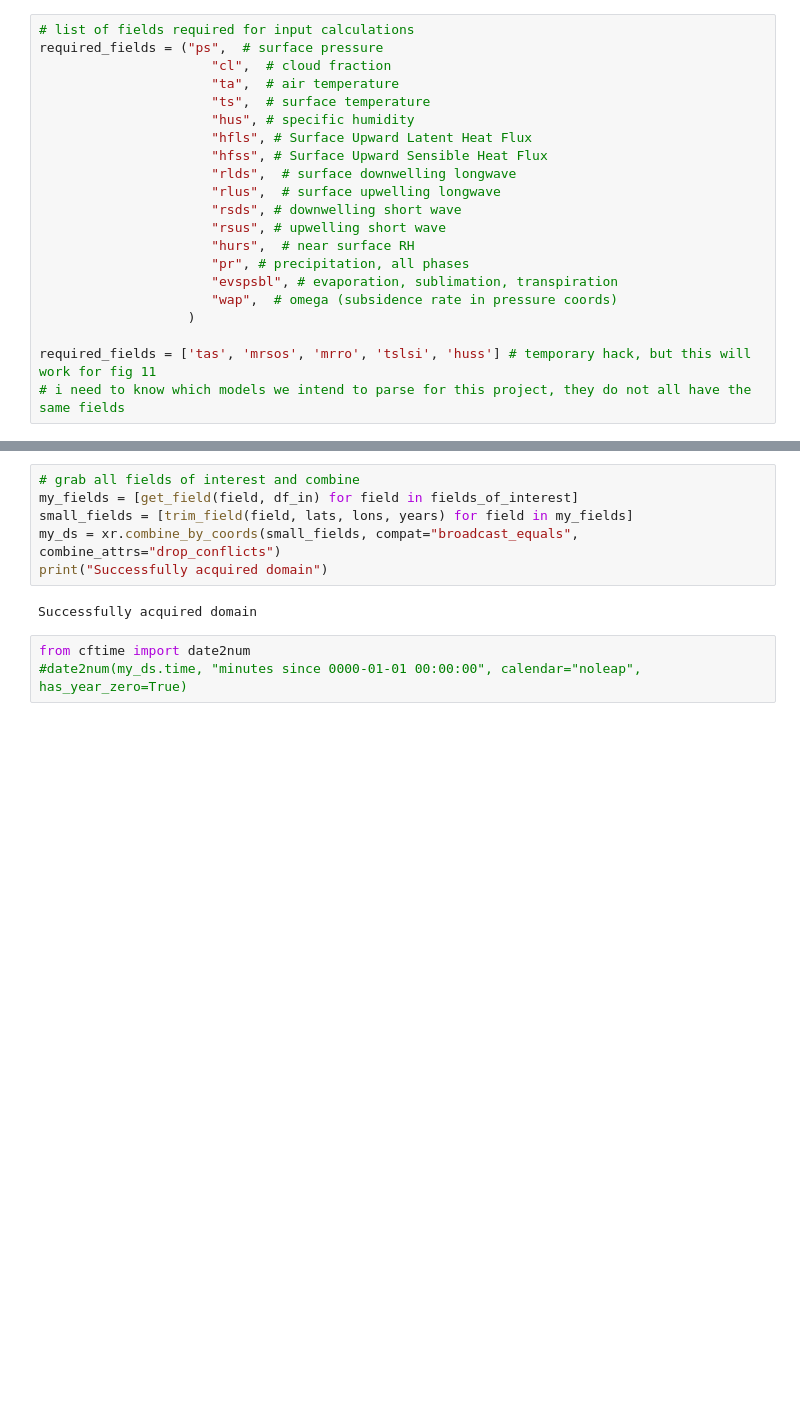
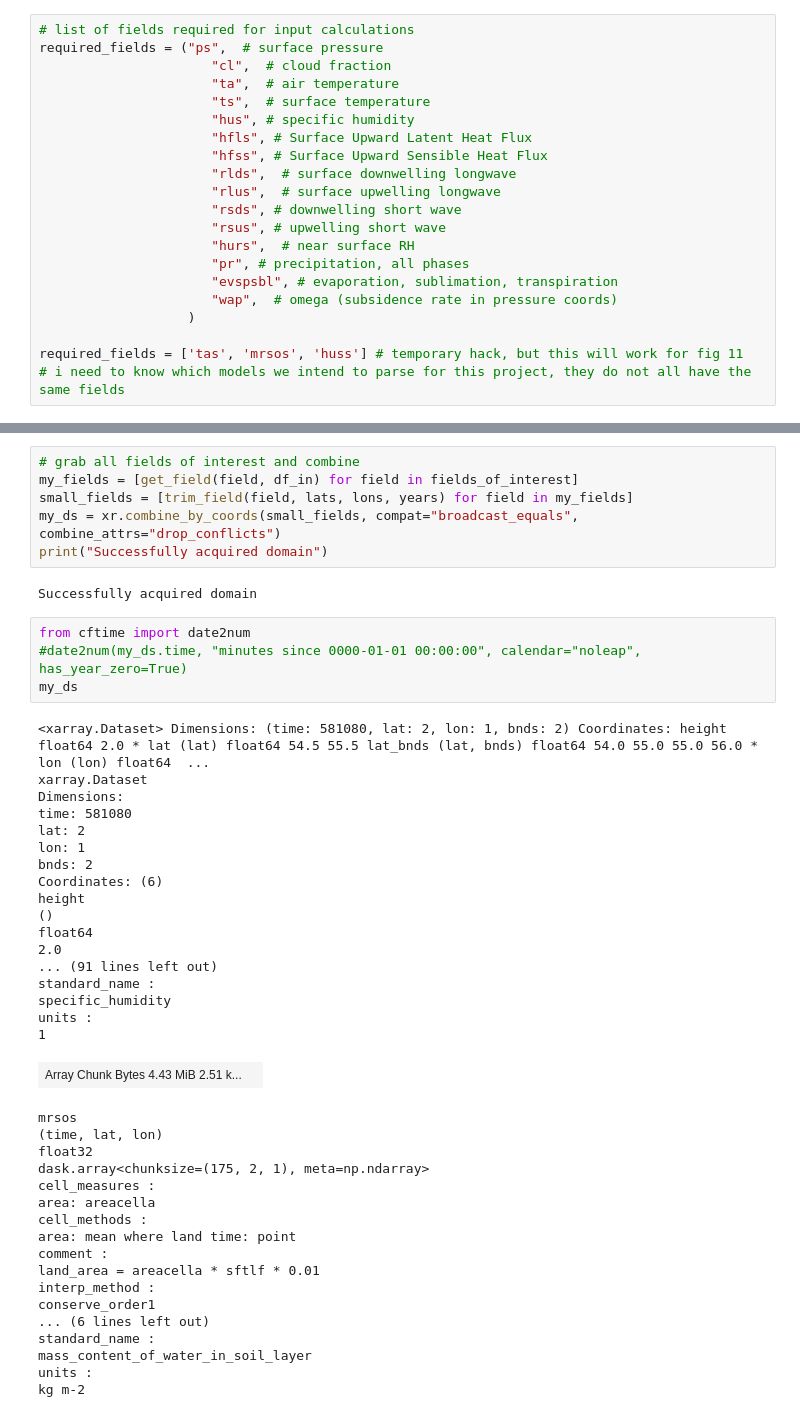
Before and after one commit to phaustin/CMIP6_betts_intercomparison, a Jupyter notebook: get_domain.ipynb, the cells around one changed output, grey strips where cells are left out. Cells and saved outputs as stored; diff of their text form; blank space fills up the shorter version.

```diff
--- a/get_domain.ipynb
+++ b/get_domain.ipynb
@@ -79,7 +103,7 @@ required_fields = ("ps",  # surface pressure
                       "wap",  # omega (subsidence rate in pressure coords)
                    )
 
-required_fields = ['tas', 'mrsos', 'mrro', 'tslsi', 'huss'] # temporary hack, but this will work for fig 11
+required_fields = ['tas', 'mrsos', 'huss'] # temporary hack, but this will work for fig 11
 # i need to know which models we intend to parse for this project, they do not all have the same fields
 # %%
 # get esm datastore
@@ -173,6 +213,43 @@ my_ds = xr.combine_by_coords(small_fields, compat="broadcast_equals", combine_at
 print("Successfully acquired domain")
 # %% [output]
 Successfully acquired domain
-# %%
-from cftime import date2num
-#date2num(my_ds.time, "minutes since 0000-01-01 00:00:00", calendar="noleap", has_year_zero=True)
+# %%
+from cftime import date2num
+#date2num(my_ds.time, "minutes since 0000-01-01 00:00:00", calendar="noleap", has_year_zero=True)
+my_ds
+# %% [output]
+<xarray.Dataset> Dimensions: (time: 581080, lat: 2, lon: 1, bnds: 2) Coordinates: height float64 2.0 * lat (lat) float64 54.5 55.5 lat_bnds (lat, bnds) float64 54.0 55.0 55.0 56.0 * lon (lon) float64  ...
+xarray.Dataset
+Dimensions:
+time: 581080
+lat: 2
+lon: 1
+bnds: 2
+Coordinates: (6)
+height
+()
+float64
+2.0
+... (91 lines left out)
+standard_name :
+specific_humidity
+units :
+1
+| Array Chunk Bytes 4.43 MiB 2.51 k... |  |
+mrsos
+(time, lat, lon)
+float32
+dask.array<chunksize=(175, 2, 1), meta=np.ndarray>
+cell_measures :
+area: areacella
+cell_methods :
+area: mean where land time: point
+comment :
+land_area = areacella * sftlf * 0.01
+interp_method :
+conserve_order1
+... (6 lines left out)
+standard_name :
+mass_content_of_water_in_soil_layer
+units :
+kg m-2
```
Also changed, not shown: parts of 6 cells of this notebook, 4 other files.
